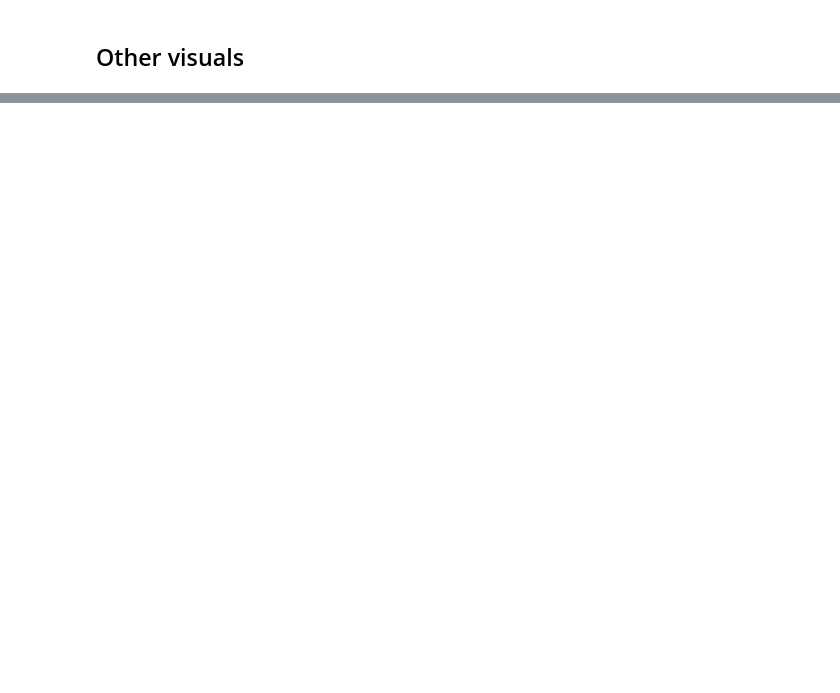
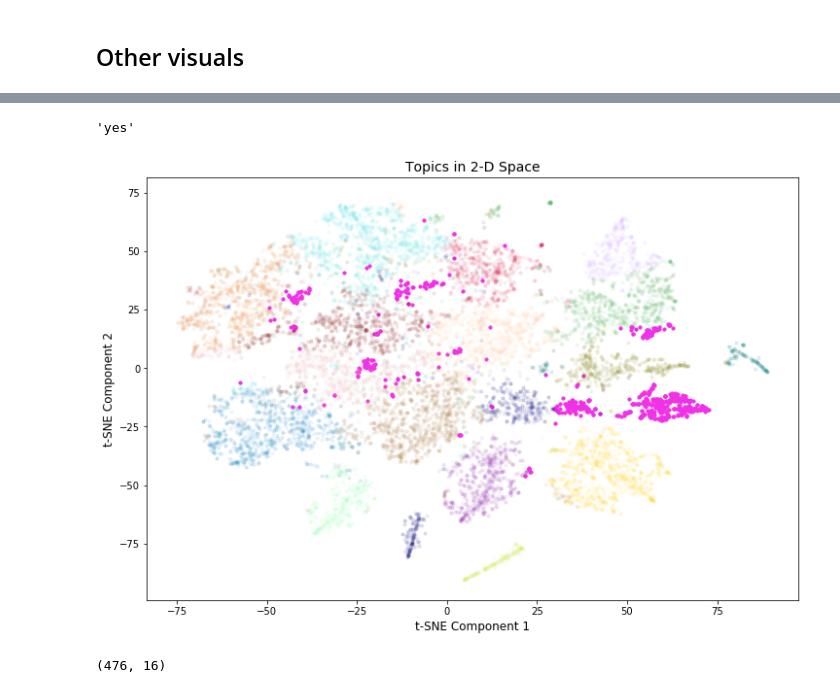
Before and after one commit to rjh336/craigslist-topics, a Jupyter notebook: notebooks/NMF.ipynb, the cells around one changed output, grey strips where cells are left out. Saved outputs shown, nothing was run; the diff lists cells and outputs as text; code cells hidden in the pictures; blank space fills up the shorter version.

```diff
--- a/notebooks/NMF.ipynb
+++ b/notebooks/NMF.ipynb
@@ -341,0 +395,31 @@ top_words_df[top_words_df.Topic == topic][['Word','NMF Rank']]
+# %%
+x=1
+"yes"  "no"
+# %% [output]
+'yes'
+# %%
+def cluster_plot_select(tsne_data, topics, saturate):
+    color_map = {0:  '#e6194b', 1:  '#3cb44b', 2:  '#ffe119', 3:  '#0082c8', 4:  '#f58231', 5:  '#911eb4',
+                 6:  '#46f0f0', 7:  '#f032e6', 8:  '#d2f53c', 9:  '#fabebe', 10:  '#008080', 11:  '#e6beff',
+                 12:  '#aa6e28', 13:  '#800000', 14:  '#aaffc3', 15:  '#808000', 16:  '#ffd8b1', 17:  '#000080',
+                 18:  '#808080', 19:  '#000000'}
+
+    plt.figure(figsize=(12, 8))
+    for topic in topics:
+        inds = np.where(tsne_data[:, 2] == topic)[0]
+        plt.scatter(x=tsne_data[inds, 0],
+                    y=tsne_data[inds, 1],
+                    marker='o',
+                    s=10,
+                    color=color_map[topic],
+                    label=topic,
+                    alpha= (1 if topic==saturate else 0.05))
+
+    plt.xlabel('t-SNE Component 1', fontsize=12)
+    plt.ylabel('t-SNE Component 2', fontsize=12)
+    plt.title('Topics in 2-D Space', fontsize=14)
+    plt.show()
+# %%
+cluster_plot_select(tsne_data, list(range(18)), 7)
+# %% [output]
+[figure, added]
@@ -341,0 +441,8 @@ top_words_df[top_words_df.Topic == topic][['Word','NMF Rank']]
+# %%
+west = 25
+east = 100
+north = -3
+south = -100
+topic_, wc = exploreTSNE(tsne_df, 7, west, east, north, south)
+# %% [output]
+(476, 16)
```
Also changed, not shown: parts of 31 cells of this notebook, 4 other files.
